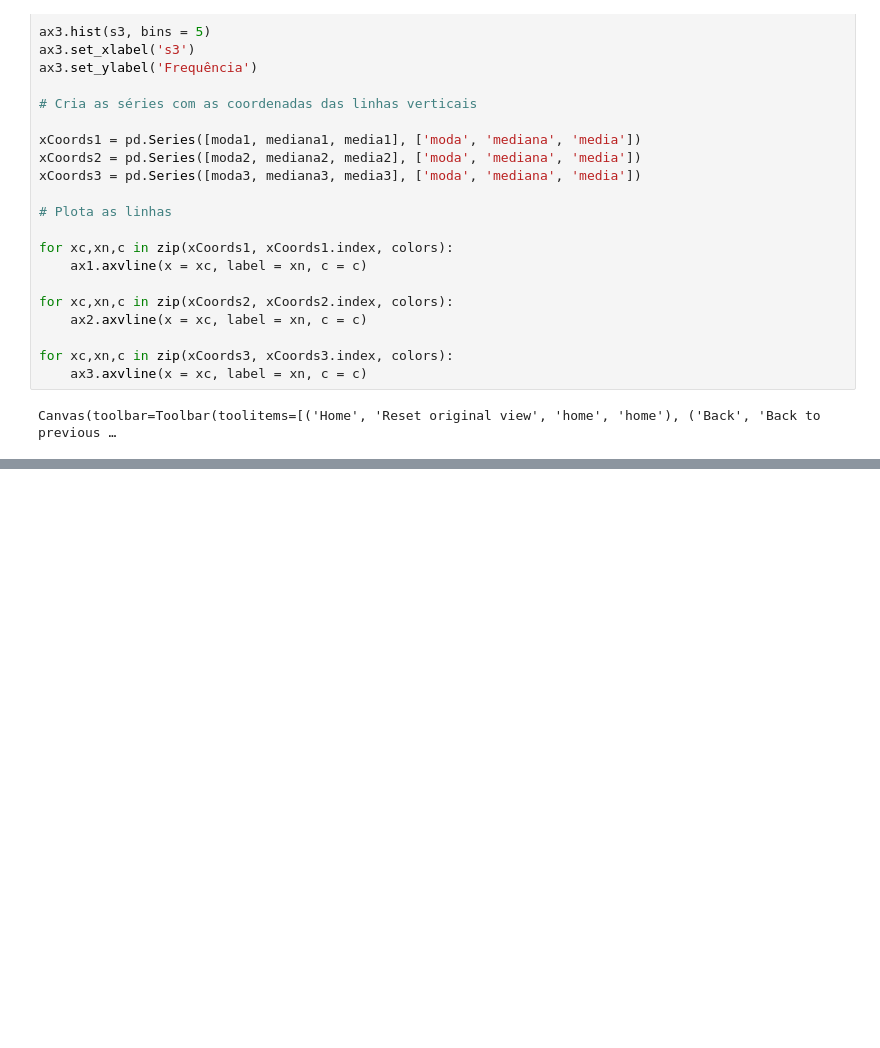
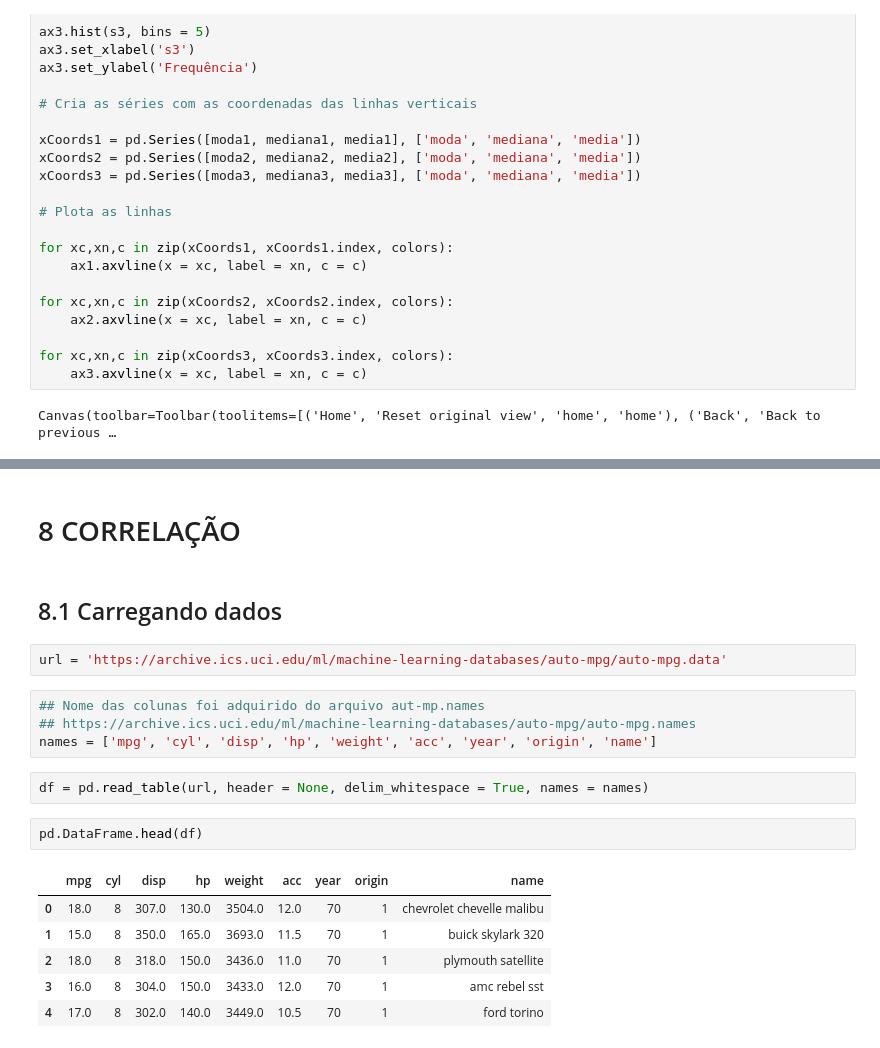
Before and after one commit to qymera0/per_dncPython, a Jupyter notebook: estaBas/statBas.ipynb, the cells around one changed output, grey strips where cells are left out. Drawn from its saved outputs; the diff is of its cells as text; blank space fills up the shorter version.

```diff
--- a/estaBas/statBas.ipynb
+++ b/estaBas/statBas.ipynb
@@ -257,0 +388,21 @@ Canvas(toolbar=Toolbar(toolitems=[('Home', 'Reset original view', 'home', 'home'
+# %% [markdown]
+# 8 CORRELAÇÃO
+# %% [markdown]
+## 8.1 Carregando dados
+# %%
+url = 'https://archive.ics.uci.edu/ml/machine-learning-databases/auto-mpg/auto-mpg.data'
+# %%
+## Nome das colunas foi adquirido do arquivo aut-mp.names
+## https://archive.ics.uci.edu/ml/machine-learning-databases/auto-mpg/auto-mpg.names
+names = ['mpg', 'cyl', 'disp', 'hp', 'weight', 'acc', 'year', 'origin', 'name']
+# %%
+df = pd.read_table(url, header = None, delim_whitespace = True, names = names)
+# %%
+pd.DataFrame.head(df)
+# %% [output]
+|  | mpg | cyl | disp | hp | weight | acc | year | origin | name |
+| 0 | 18.0 | 8 | 307.0 | 130.0 | 3504.0 | 12.0 | 70 | 1 | chevrolet chevelle malibu |
+| 1 | 15.0 | 8 | 350.0 | 165.0 | 3693.0 | 11.5 | 70 | 1 | buick skylark 320 |
+| 2 | 18.0 | 8 | 318.0 | 150.0 | 3436.0 | 11.0 | 70 | 1 | plymouth satellite |
+| 3 | 16.0 | 8 | 304.0 | 150.0 | 3433.0 | 12.0 | 70 | 1 | amc rebel sst |
+| 4 | 17.0 | 8 | 302.0 | 140.0 | 3449.0 | 10.5 | 70 | 1 | ford torino |
```
Also changed, not shown: parts of 44 cells of this notebook, 1 other file.
